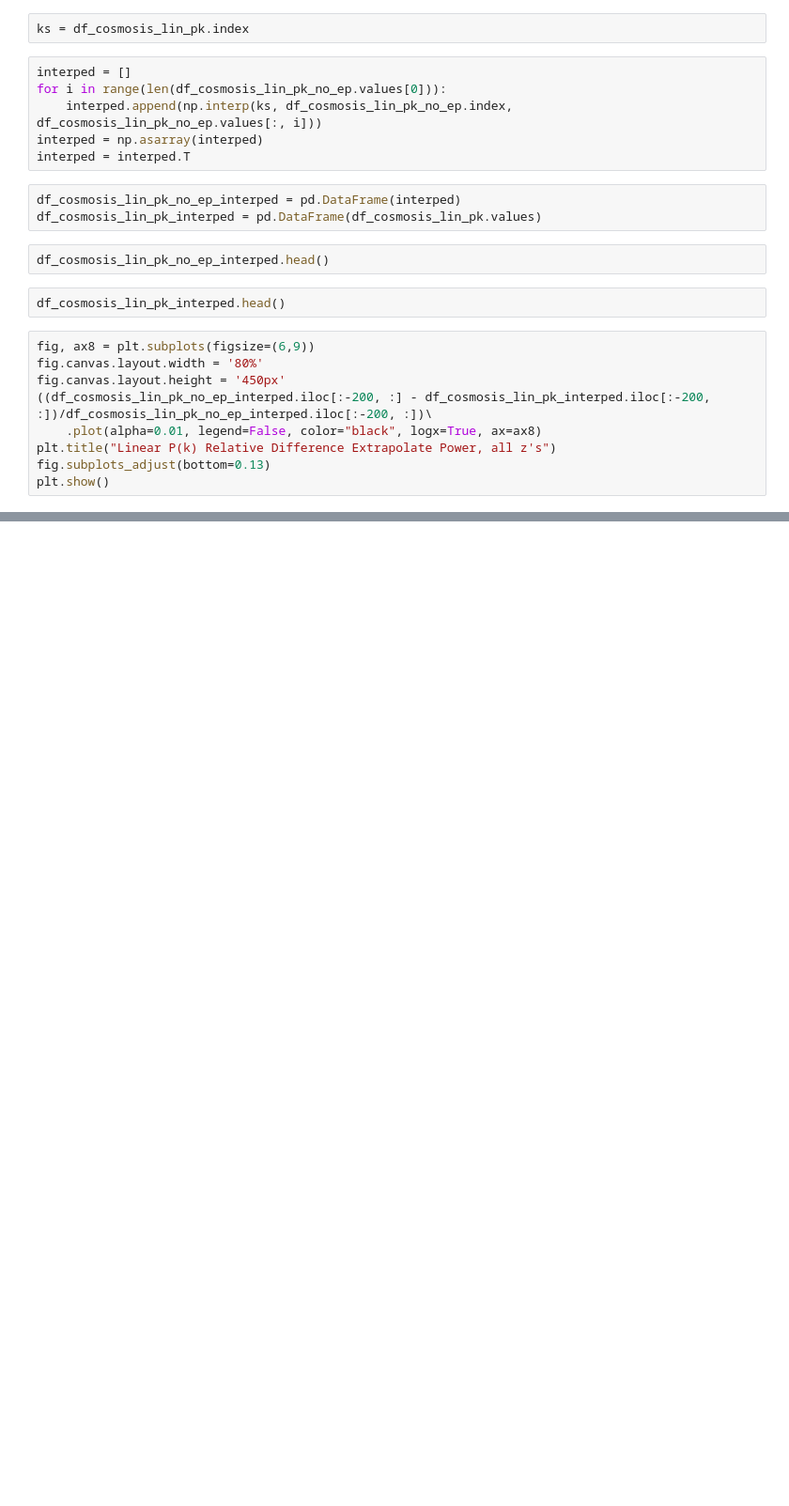
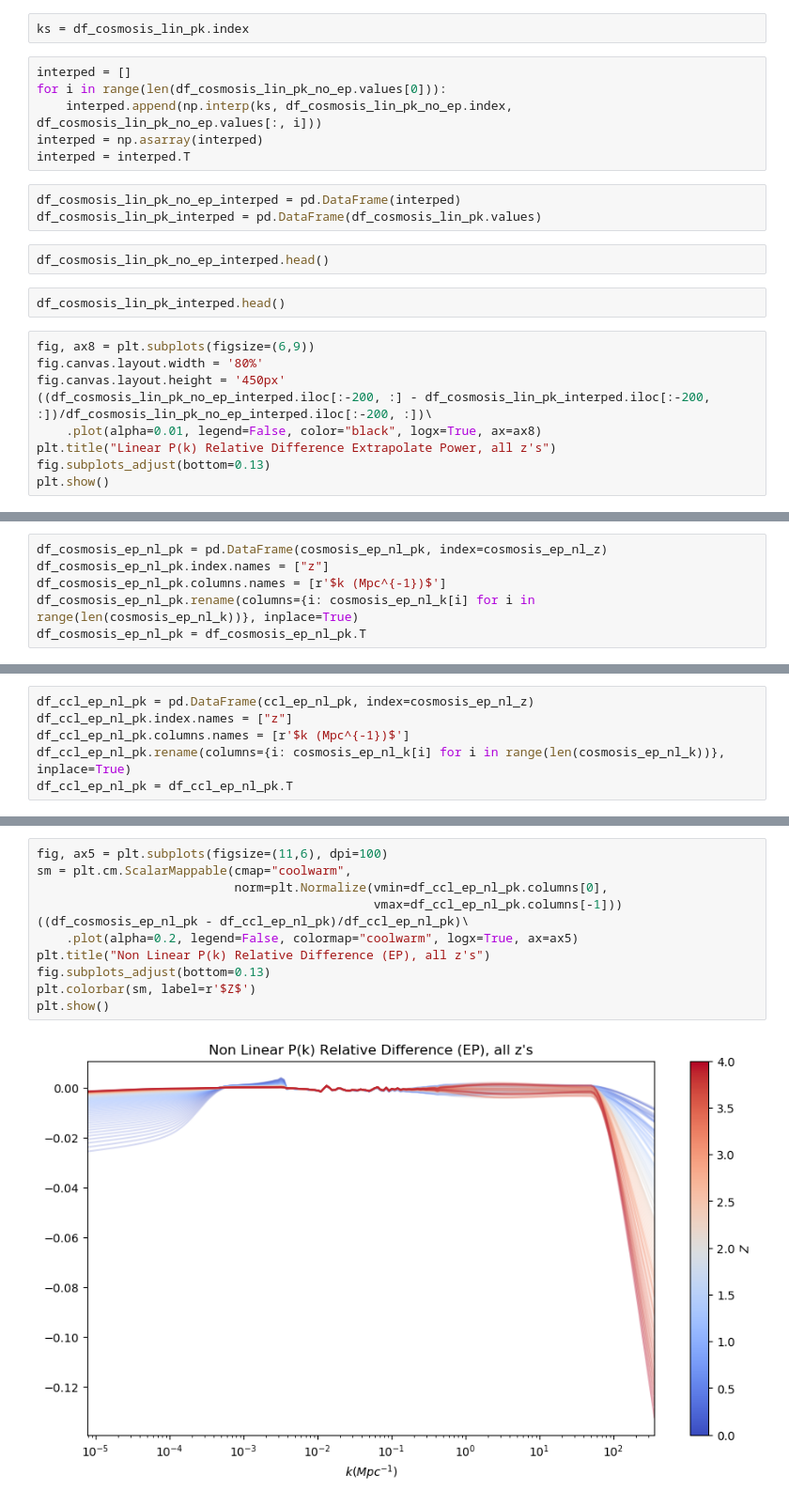
Before and after one commit to MarkusMichaelRau/Fisher, a Jupyter notebook: pk_comparison.ipynb, the cells around one changed output, grey strips where cells are left out. Shown: that part at 94% size. Cells and saved outputs as stored; diff of their text form; blank space fills up the shorter version.

```diff
--- a/pk_comparison.ipynb
+++ b/pk_comparison.ipynb
@@ -224,0 +323,6 @@ plt.show()
+# %%
+df_cosmosis_ep_nl_pk = pd.DataFrame(cosmosis_ep_nl_pk, index=cosmosis_ep_nl_z)
+df_cosmosis_ep_nl_pk.index.names = ["z"]
+df_cosmosis_ep_nl_pk.columns.names = [r'$k (Mpc^{-1})$']
+df_cosmosis_ep_nl_pk.rename(columns={i: cosmosis_ep_nl_k[i] for i in range(len(cosmosis_ep_nl_k))}, inplace=True)
+df_cosmosis_ep_nl_pk = df_cosmosis_ep_nl_pk.T
@@ -224,0 +335,6 @@ plt.show()
+# %%
+df_ccl_ep_nl_pk = pd.DataFrame(ccl_ep_nl_pk, index=cosmosis_ep_nl_z)
+df_ccl_ep_nl_pk.index.names = ["z"]
+df_ccl_ep_nl_pk.columns.names = [r'$k (Mpc^{-1})$']
+df_ccl_ep_nl_pk.rename(columns={i: cosmosis_ep_nl_k[i] for i in range(len(cosmosis_ep_nl_k))}, inplace=True)
+df_ccl_ep_nl_pk = df_ccl_ep_nl_pk.T
@@ -224,0 +385,13 @@ plt.show()
+# %%
+fig, ax5 = plt.subplots(figsize=(11,6), dpi=100)
+sm = plt.cm.ScalarMappable(cmap="coolwarm",
+                           norm=plt.Normalize(vmin=df_ccl_ep_nl_pk.columns[0],
+                                              vmax=df_ccl_ep_nl_pk.columns[-1]))
+((df_cosmosis_ep_nl_pk - df_ccl_ep_nl_pk)/df_ccl_ep_nl_pk)\
+    .plot(alpha=0.2, legend=False, colormap="coolwarm", logx=True, ax=ax5)
+plt.title("Non Linear P(k) Relative Difference (EP), all z's")
+fig.subplots_adjust(bottom=0.13)
+plt.colorbar(sm, label=r'$Z$')
+plt.show()
+# %% [output]
+[figure, added]
```
Also changed, not shown: parts of 37 cells of this notebook, 2 other files.
